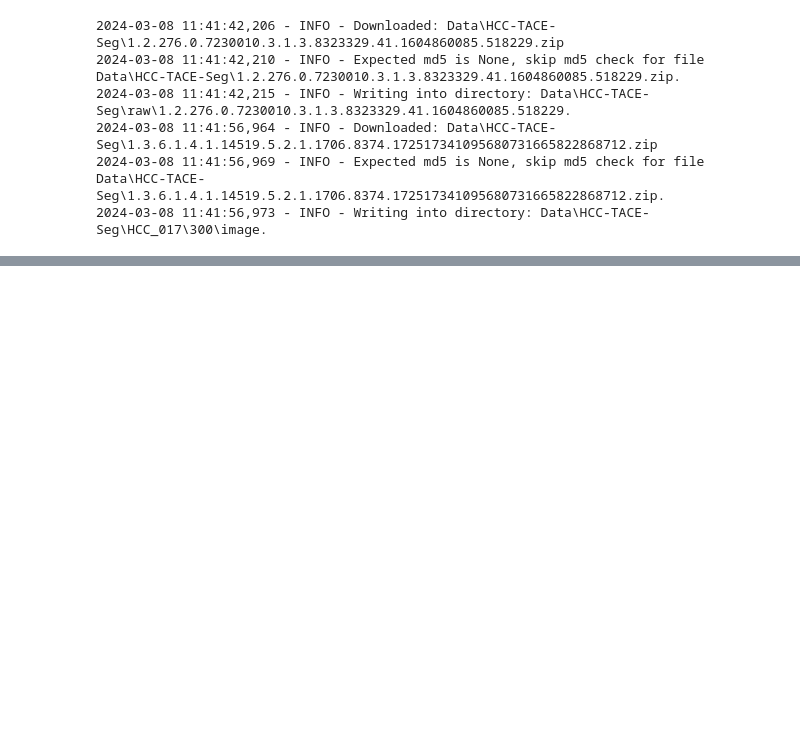
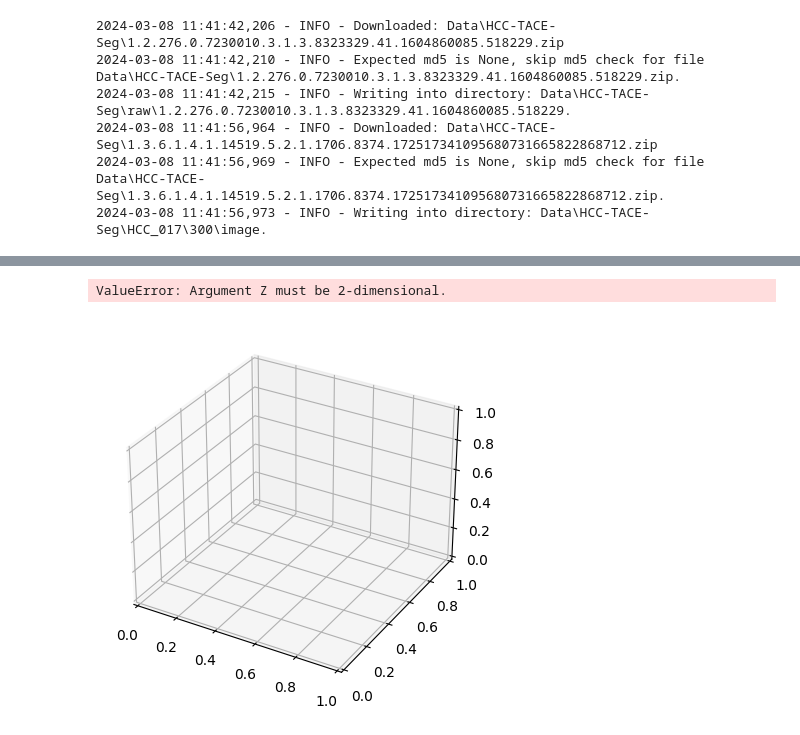
Before and after one commit to LucianoDeben/5ARIP10-ITP-T3G3, a Jupyter notebook: data-preprocessing.ipynb, the cells around one changed output, grey strips where cells are left out. Saved outputs shown, nothing was run; the diff lists cells and outputs as text; code cells hidden in the pictures; blank space fills up the shorter version.

```diff
--- a/data-preprocessing.ipynb
+++ b/data-preprocessing.ipynb
@@ -46,0 +47,28 @@ plt.show()
+# %%
+import numpy as np
+import matplotlib.pyplot as plt
+from mpl_toolkits.mplot3d import Axes3D
+import pydicom
+
+# Load DICOM file
+ds = pydicom.dcmread("./Data/HCC-TACE-Seg/HCC_017/300/seg/00000001.dcm")
+
+# Extract pixel data
+image = ds.pixel_array
+
+# Get dimensions
+x = np.arange(image.shape[0])
+y = np.arange(image.shape[1])
+x, y = np.meshgrid(x, y)
+
+# Display DICOM image in 3D
+fig = plt.figure()
+ax = fig.add_subplot(111, projection='3d')
+ax.plot_surface(x, y, image, cmap='gray')
+ax.set_xlabel('X')
+ax.set_ylabel('Y')
+ax.set_zlabel('Pixel Value')
+plt.show()
+# %% [output]
+ValueError: Argument Z must be 2-dimensional.
+[figure, added]
```
Also changed, not shown: parts of 1 cell of this notebook.
